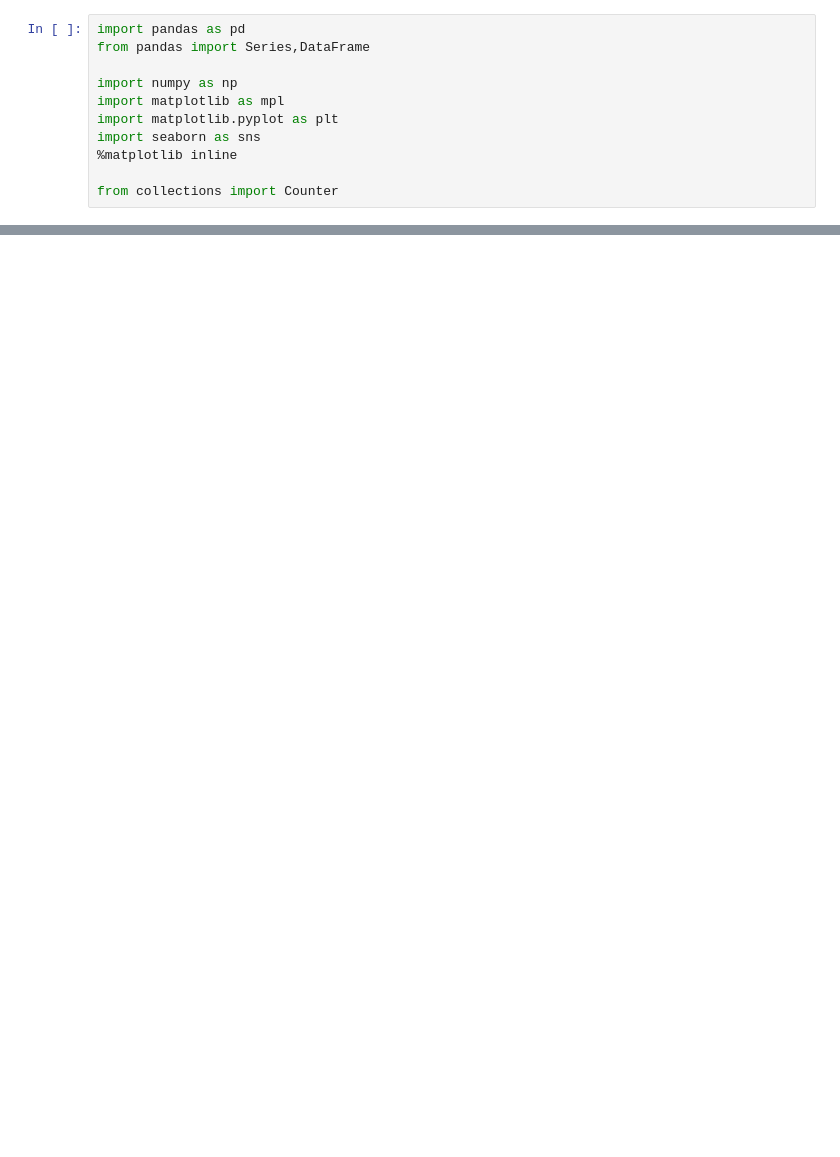
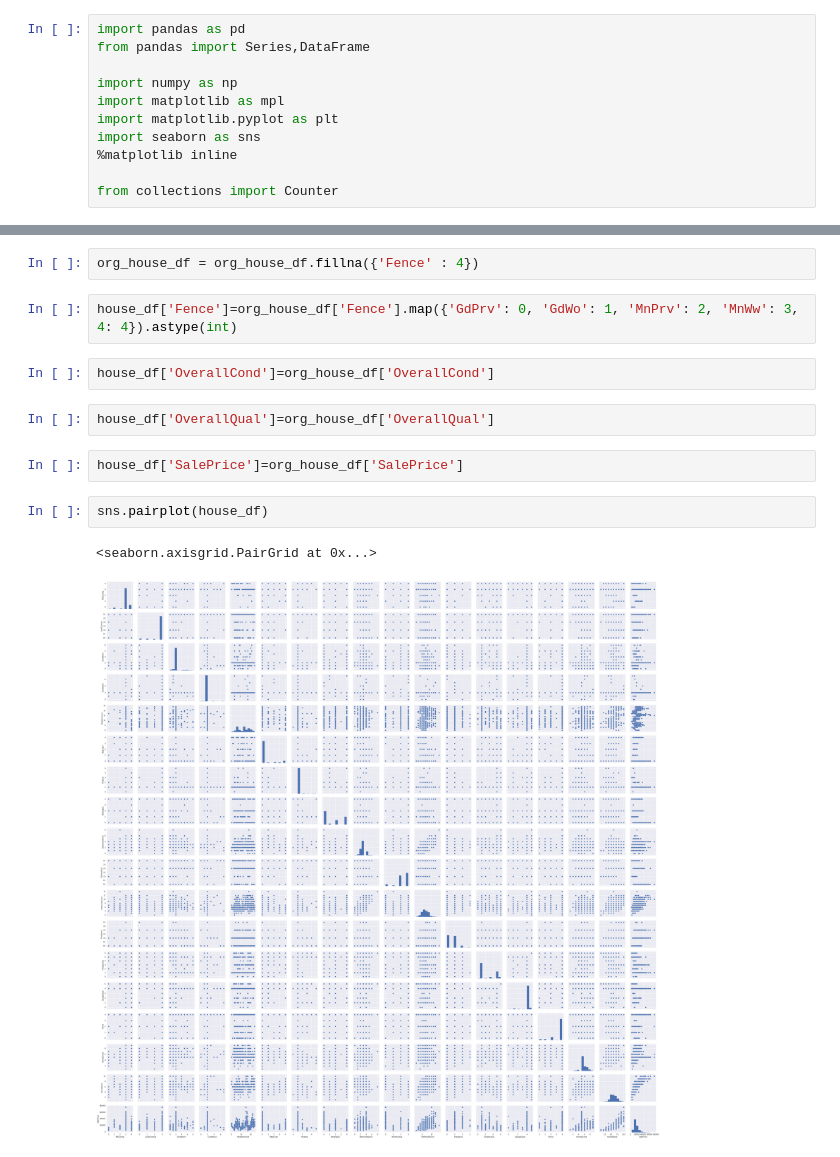
Before and after one commit to jaizw/house-prices, a Jupyter notebook: research2.ipynb, the cells around one changed output, grey strips where cells are left out. Drawn from its saved outputs; the diff is of its cells as text; blank space fills up the shorter version.

```diff
--- a/research2.ipynb
+++ b/research2.ipynb
@@ -83,0 +227,15 @@ Counter({'Artery': 48,
+# %%
+org_house_df = org_house_df.fillna({'Fence' : 4})
+# %%
+house_df['Fence']=org_house_df['Fence'].map({'GdPrv': 0, 'GdWo': 1, 'MnPrv': 2, 'MnWw': 3, 4: 4}).astype(int)
+# %%
+house_df['OverallCond']=org_house_df['OverallCond']
+# %%
+house_df['OverallQual']=org_house_df['OverallQual']
+# %%
+house_df['SalePrice']=org_house_df['SalePrice']
+# %%
+sns.pairplot(house_df)
+# %% [output]
+<seaborn.axisgrid.PairGrid at 0x...>
+[figure, added]
```
Also changed, not shown: parts of 52 cells of this notebook.
